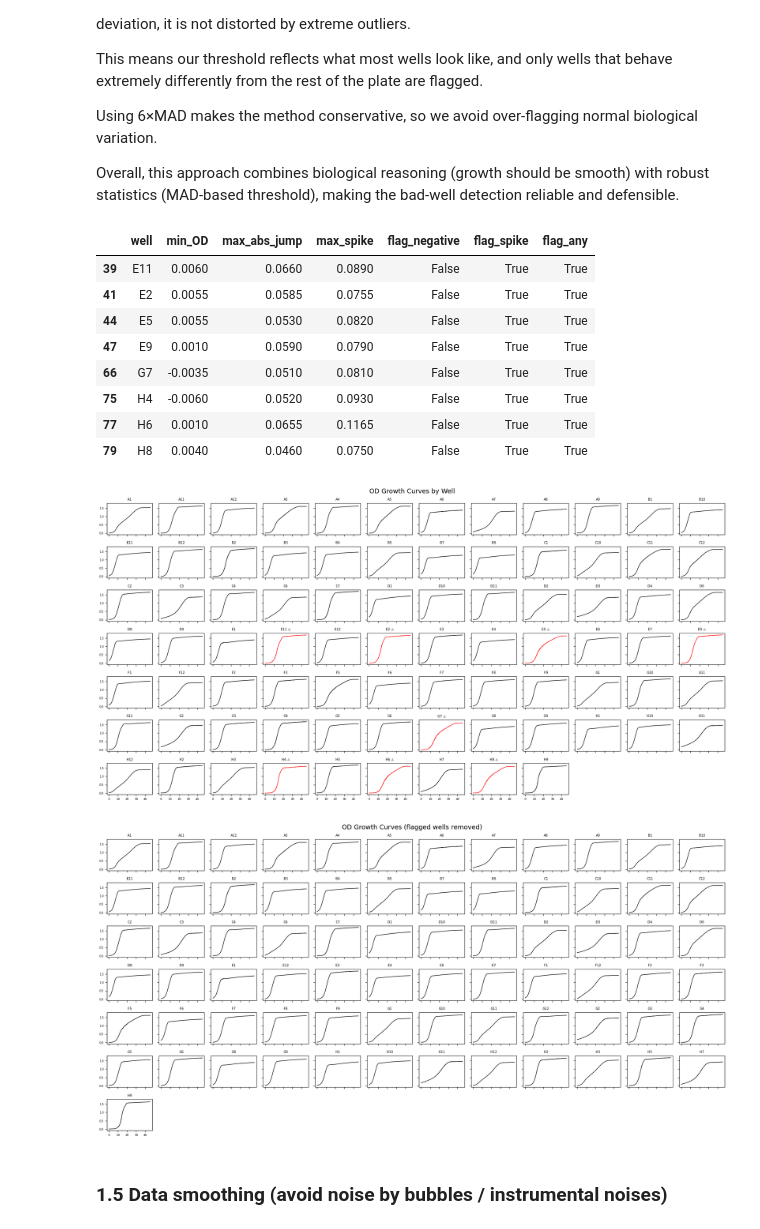
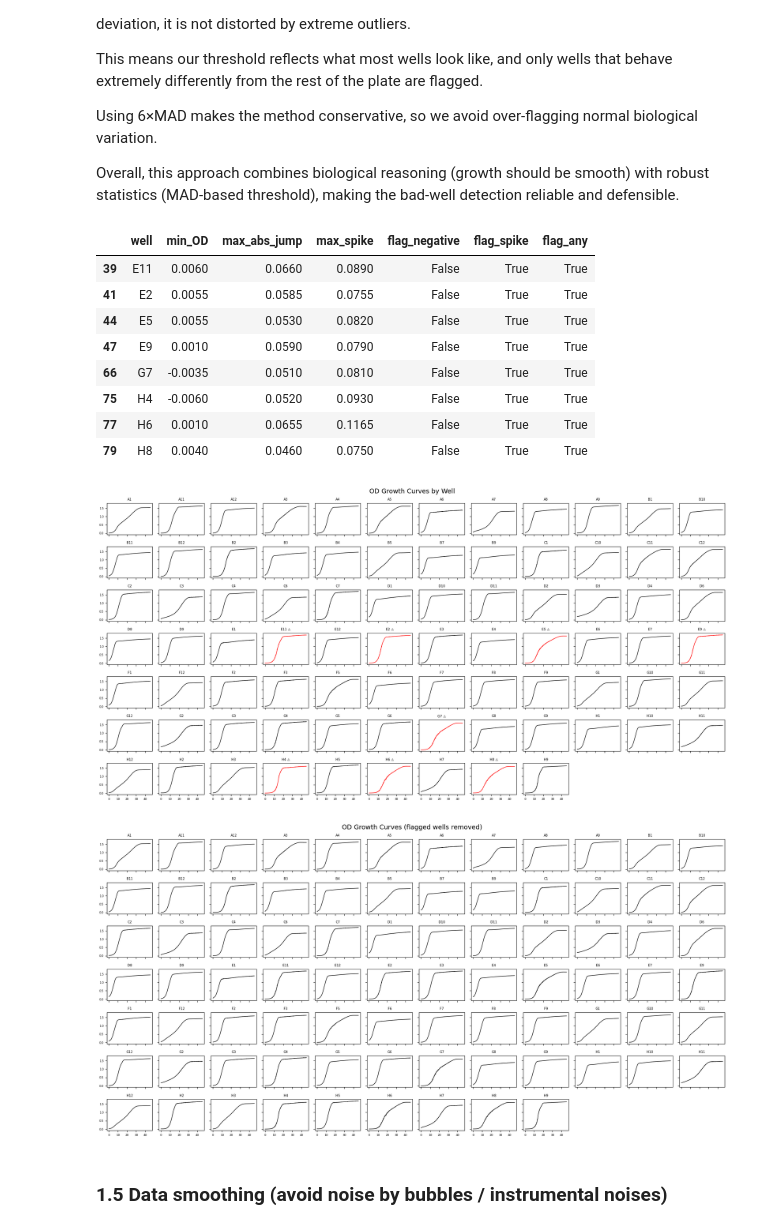
Before and after one commit to feixia2754/06642-Colab-Assignments, a Jupyter notebook: main3.ipynb, the cells around one changed output. Cells and saved outputs as stored; diff of their text form; code cells hidden in the pictures.

Commit message:
removed flagging wells

```diff
--- a/main3.ipynb
+++ b/main3.ipynb
@@ -140,11 +140,11 @@ display(bad[bad["flag_any"]])
 
 flagged_wells = bad.loc[bad["flag_any"], "well"]
 
-# Remove from cat (so OD_init disappears too)
-cat = cat[~cat["well"].isin(flagged_wells)].copy()
+# # Remove from cat (so OD_init disappears too)
+# cat = cat[~cat["well"].isin(flagged_wells)].copy()
 
-# Remove from df (so left merge doesn't reintroduce them)
-df = df[~df["well"].isin(flagged_wells)].copy()
+# # Remove from df (so left merge doesn't reintroduce them)
+# df = df[~df["well"].isin(flagged_wells)].copy()
 
 
 # --- Plot 1: show flagged in red ---
@@ -178,47 +178,47 @@ fig.suptitle("OD Growth Curves by Well", fontsize=14)
 plt.tight_layout()
 plt.show()
 # Remove flagged wells
-abs_long_clean = abs_long[~abs_long["well"].isin(flagged_wells)].copy()
-abs_long=abs_long_clean
+# abs_long_clean = abs_long[~abs_long["well"].isin(flagged_wells)].copy()
+# abs_long=abs_long_clean
 
 
 # --- Plot 2: show all wells except flagged ---
 
-wells2 = sorted(abs_long_clean["well"].unique())
+wells2 = sorted(abs_long["well"].unique())
 cols = 12
 rows2 = math.ceil(len(wells2) / cols)
 
 fig, axes = plt.subplots(rows2, cols,
                          figsize=(cols*1.6, rows2*1.4),
                          sharex=True, sharey=True)
 axes = axes.flatten()
 
 for i, w in enumerate(wells2):
-    g = abs_long_clean[abs_long_clean["well"] == w]
+    g = abs_long[abs_long["well"] == w]
     ax = axes[i]
 
     ax.plot(g["Time"], g["OD"], color="black", linewidth=1)
     ax.set_title(w, fontsize=7)
     ax.tick_params(labelsize=6)
 
 for j in range(i+1, len(axes)):
     axes[j].axis("off")
 
 fig.suptitle("OD Growth Curves (flagged wells removed)", fontsize=14)
 plt.tight_layout()
 plt.show()
 # %% [output]
 |  | well | min_OD | max_abs_jump | max_spike | flag_negative | flag_spike | flag_any |
 | 39 | E11 | 0.0060 | 0.0660 | 0.0890 | False | True | True |
 | 41 | E2 | 0.0055 | 0.0585 | 0.0755 | False | True | True |
 | 44 | E5 | 0.0055 | 0.0530 | 0.0820 | False | True | True |
 | 47 | E9 | 0.0010 | 0.0590 | 0.0790 | False | True | True |
 | 66 | G7 | -0.0035 | 0.0510 | 0.0810 | False | True | True |
 | 75 | H4 | -0.0060 | 0.0520 | 0.0930 | False | True | True |
 | 77 | H6 | 0.0010 | 0.0655 | 0.1165 | False | True | True |
 | 79 | H8 | 0.0040 | 0.0460 | 0.0750 | False | True | True |
 [figure]
-[figure, old version]
+[figure, new version]
 # %% [markdown]
 ### 1.5 Data smoothing (avoid noise by bubbles / instrumental noises)
 # %%
```
Also changed, not shown: parts of 14 cells of this notebook.
